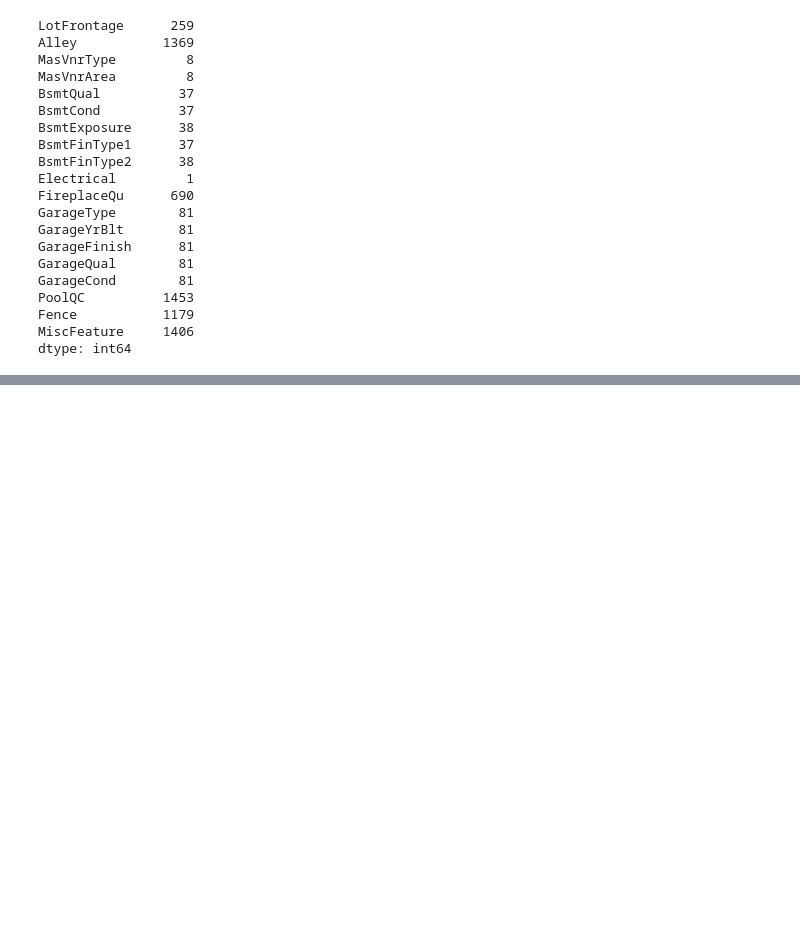
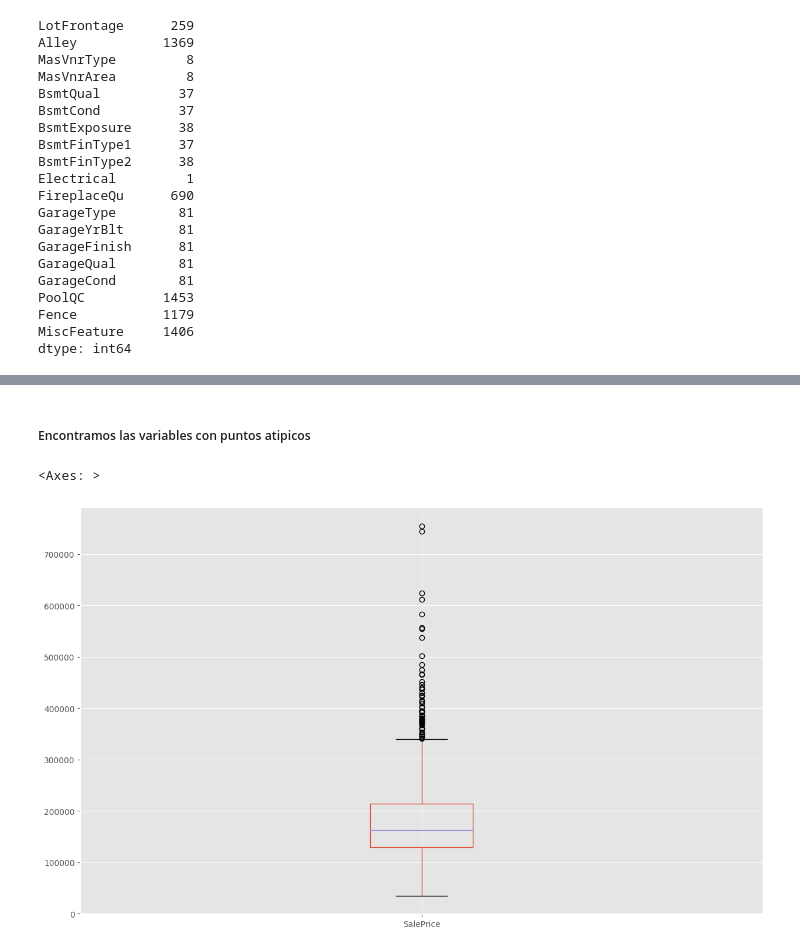
Before and after one commit to DannyEst6109/HT5-DataMining, a Jupyter notebook: HT5.ipynb, the cells around one changed output, grey strips where cells are left out. Drawn from its saved outputs; the diff is of its cells as text; code cells hidden in the pictures; blank space fills up the shorter version.

```diff
--- a/HT5.ipynb
+++ b/HT5.ipynb
@@ -95,0 +125,7 @@ for i in nulls.index:
+# %% [markdown]
+##### Encontramos las variables con puntos atipicos
+# %%
+train[["SalePrice"]].boxplot()
+# %% [output]
+<Axes: >
+[figure, added]
```
Also changed, not shown: parts of 11 cells of this notebook.
